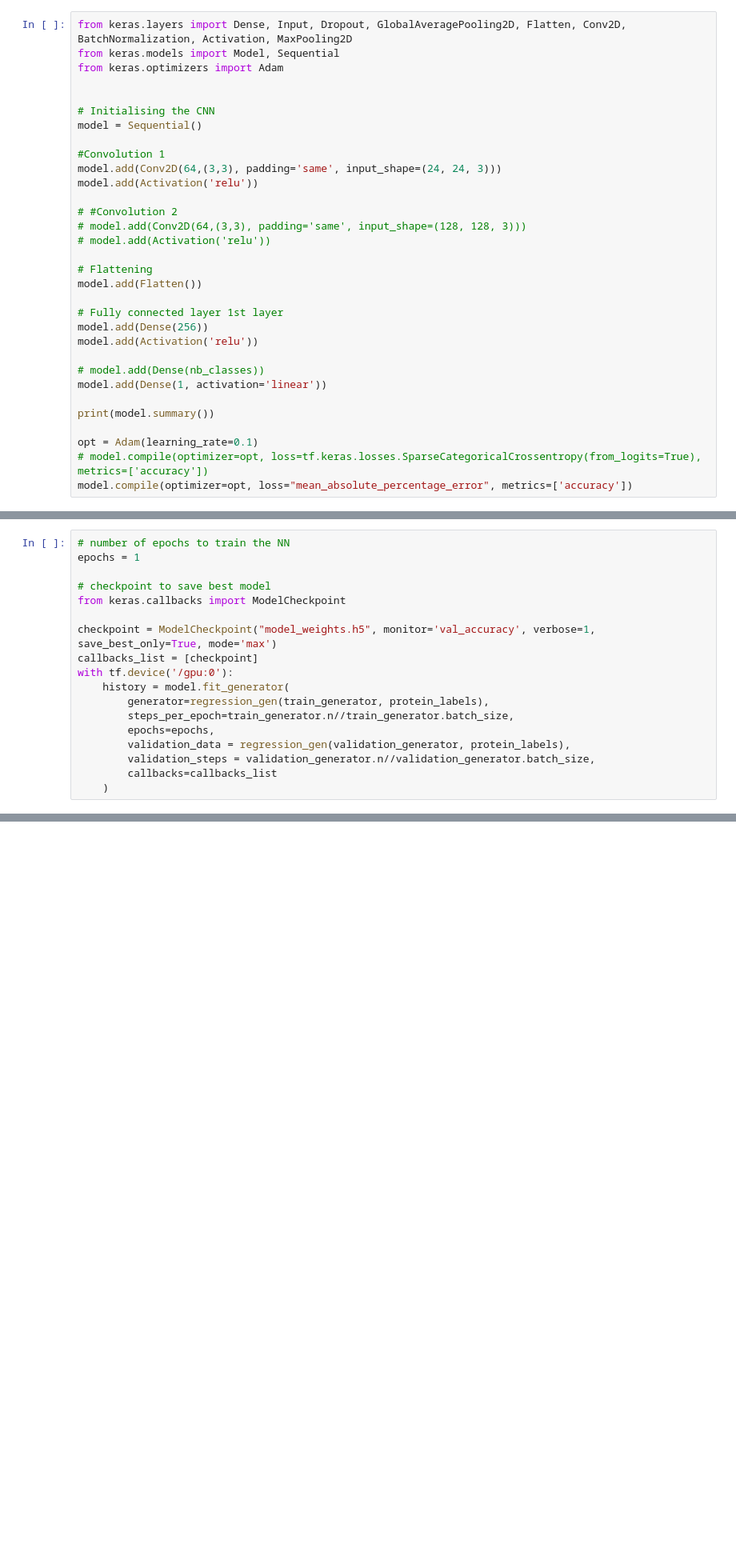
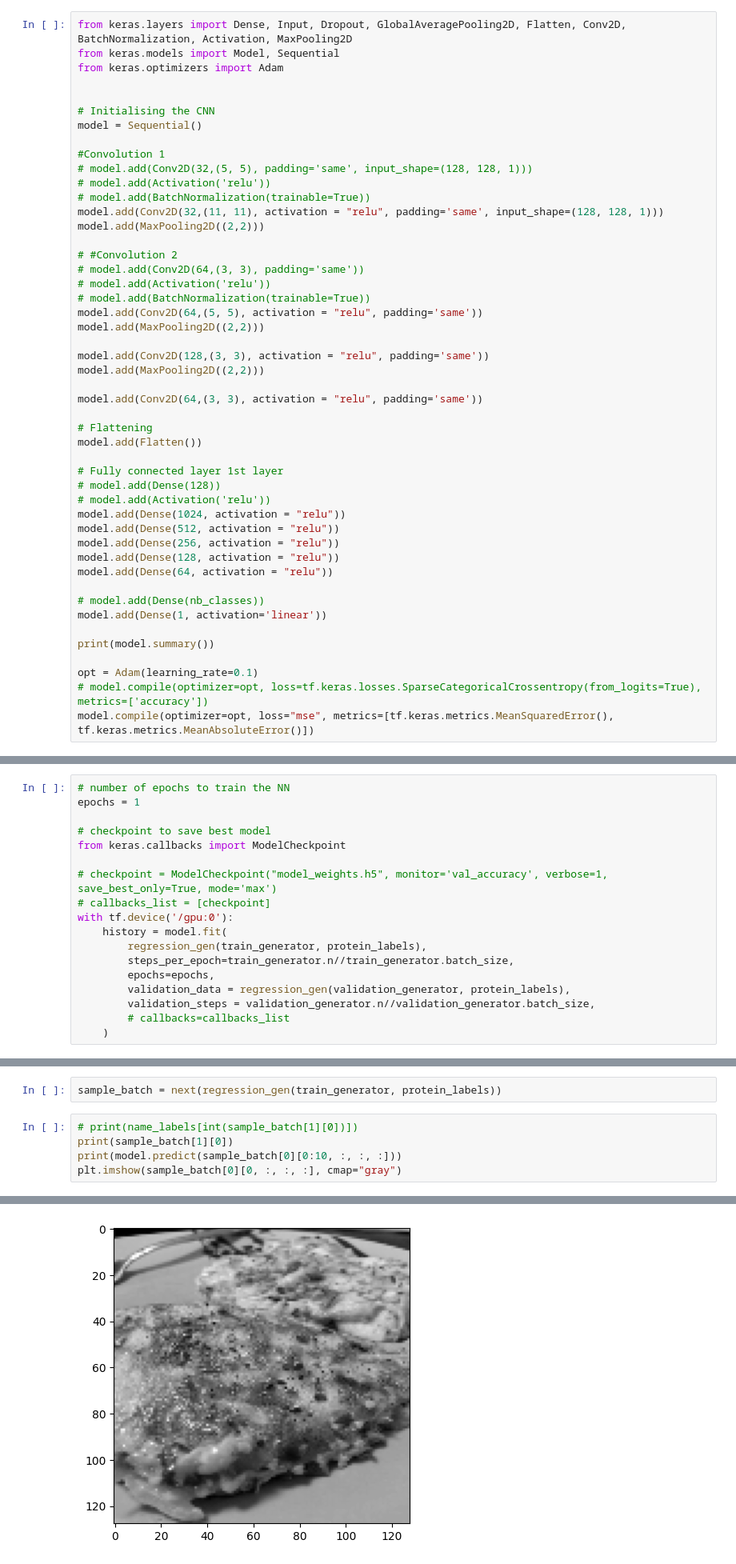
Before and after one commit to aishh12345/NutritionDetector, a Jupyter notebook: modelReg.ipynb, the cells around one changed output, grey strips where cells are left out. Shown: that part at 80% size. Saved outputs shown, nothing was run; the diff lists cells and outputs as text; blank space fills up the shorter version.

```diff
--- a/modelReg.ipynb
+++ b/modelReg.ipynb
@@ -72,19 +76,35 @@ from keras.optimizers import Adam
 model = Sequential()
 
 #Convolution 1
-model.add(Conv2D(64,(3,3), padding='same', input_shape=(24, 24, 3)))
-model.add(Activation('relu'))
+# model.add(Conv2D(32,(5, 5), padding='same', input_shape=(128, 128, 1)))
+# model.add(Activation('relu'))
+# model.add(BatchNormalization(trainable=True))
+model.add(Conv2D(32,(11, 11), activation = "relu", padding='same', input_shape=(128, 128, 1)))
+model.add(MaxPooling2D((2,2)))
 
 # #Convolution 2
-# model.add(Conv2D(64,(3,3), padding='same', input_shape=(128, 128, 3)))
+# model.add(Conv2D(64,(3, 3), padding='same'))
 # model.add(Activation('relu'))
+# model.add(BatchNormalization(trainable=True))
+model.add(Conv2D(64,(5, 5), activation = "relu", padding='same'))
+model.add(MaxPooling2D((2,2)))
+
+model.add(Conv2D(128,(3, 3), activation = "relu", padding='same'))
+model.add(MaxPooling2D((2,2)))
+
+model.add(Conv2D(64,(3, 3), activation = "relu", padding='same'))
 
 # Flattening
 model.add(Flatten())
 
 # Fully connected layer 1st layer
-model.add(Dense(256))
-model.add(Activation('relu'))
+# model.add(Dense(128))
+# model.add(Activation('relu'))
+model.add(Dense(1024, activation = "relu"))
+model.add(Dense(512, activation = "relu"))
+model.add(Dense(256, activation = "relu"))
+model.add(Dense(128, activation = "relu"))
+model.add(Dense(64, activation = "relu"))
 
 # model.add(Dense(nb_classes))
 model.add(Dense(1, activation='linear'))
@@ -93,5 +113,5 @@ print(model.summary())
 
 opt = Adam(learning_rate=0.1)
 # model.compile(optimizer=opt, loss=tf.keras.losses.SparseCategoricalCrossentropy(from_logits=True), metrics=['accuracy'])
-model.compile(optimizer=opt, loss="mean_absolute_percentage_error", metrics=['accuracy'])
+model.compile(optimizer=opt, loss="mse", metrics=[tf.keras.metrics.MeanSquaredError(), tf.keras.metrics.MeanAbsoluteError()])
 # %% [output]
@@ -119,15 +139,15 @@ epochs = 1
 # checkpoint to save best model
 from keras.callbacks import ModelCheckpoint
 
-checkpoint = ModelCheckpoint("model_weights.h5", monitor='val_accuracy', verbose=1, save_best_only=True, mode='max')
-callbacks_list = [checkpoint]
+# checkpoint = ModelCheckpoint("model_weights.h5", monitor='val_accuracy', verbose=1, save_best_only=True, mode='max')
+# callbacks_list = [checkpoint]
 with tf.device('/gpu:0'):
-    history = model.fit_generator(
-        generator=regression_gen(train_generator, protein_labels),
+    history = model.fit(
+        regression_gen(train_generator, protein_labels),
         steps_per_epoch=train_generator.n//train_generator.batch_size,
         epochs=epochs,
         validation_data = regression_gen(validation_generator, protein_labels),
         validation_steps = validation_generator.n//validation_generator.batch_size,
-        callbacks=callbacks_list
+        # callbacks=callbacks_list
     )
 # %% [output]
@@ -139,0 +158,8 @@ array([[0.00373659]], dtype=float32)
+# %%
+sample_batch = next(regression_gen(train_generator, protein_labels))
+# %%
+# print(name_labels[int(sample_batch[1][0])])
+print(sample_batch[1][0])
+print(model.predict(sample_batch[0][0:10, :, :, :]))
+plt.imshow(sample_batch[0][0, :, :, :], cmap="gray")
+# %% [output]
@@ -139,0 +179 @@ array([[0.00373659]], dtype=float32)
+[figure, added]
```
Also changed, not shown: parts of 8 cells of this notebook, 1 other file.
